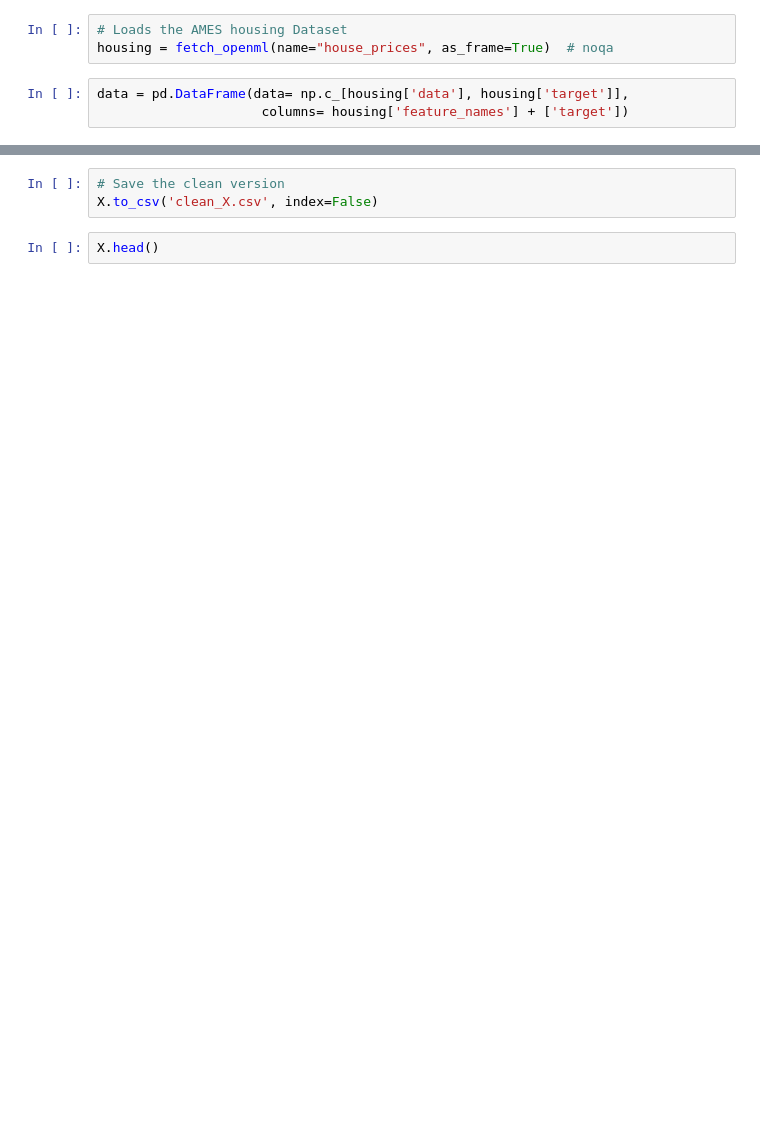
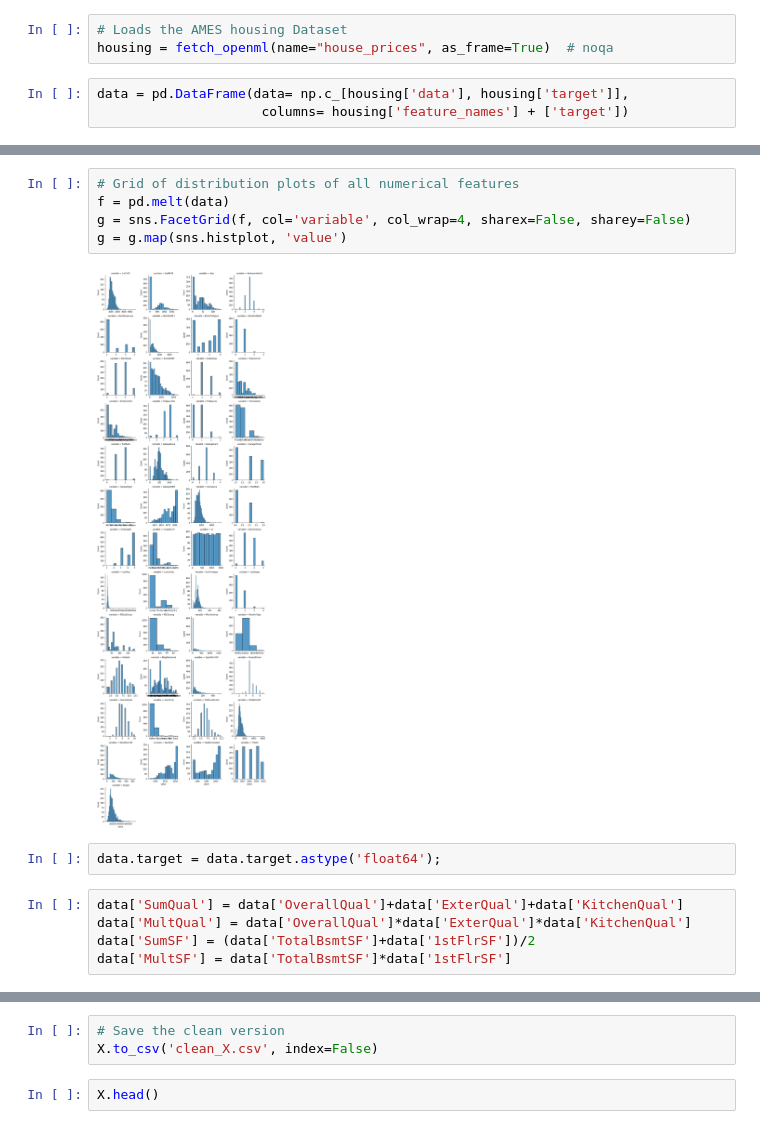
Before and after one commit to TanguyMe/Projet_E2_P1, a Jupyter notebook: model.ipynb, the cells around one changed output, grey strips where cells are left out. Saved outputs shown, nothing was run; the diff lists cells and outputs as text; blank space fills up the shorter version.

```diff
--- a/model.ipynb
+++ b/model.ipynb
@@ -38,0 +115,14 @@ data = data[(data.SaleCondition != 'Family')]
+# %%
+# Grid of distribution plots of all numerical features
+f = pd.melt(data)
+g = sns.FacetGrid(f, col='variable', col_wrap=4, sharex=False, sharey=False)
+g = g.map(sns.histplot, 'value')
+# %% [output]
+[figure, added]
+# %%
+data.target = data.target.astype('float64');
+# %%
+data['SumQual'] = data['OverallQual']+data['ExterQual']+data['KitchenQual']
+data['MultQual'] = data['OverallQual']*data['ExterQual']*data['KitchenQual']
+data['SumSF'] = (data['TotalBsmtSF']+data['1stFlrSF'])/2
+data['MultSF'] = data['TotalBsmtSF']*data['1stFlrSF']
```
Also changed, not shown: parts of 61 cells of this notebook, 4 other files.
